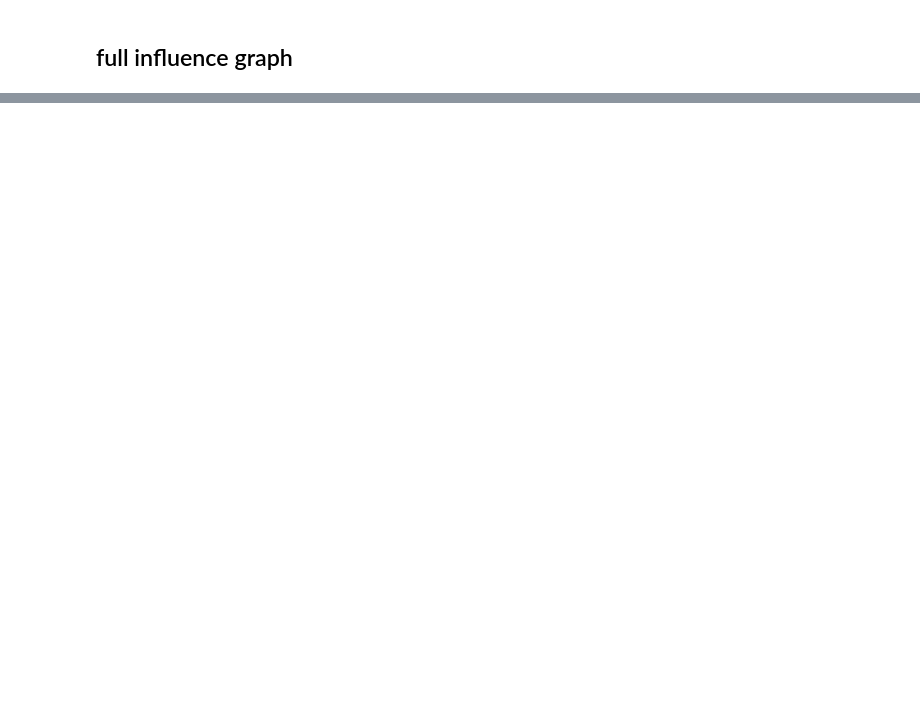
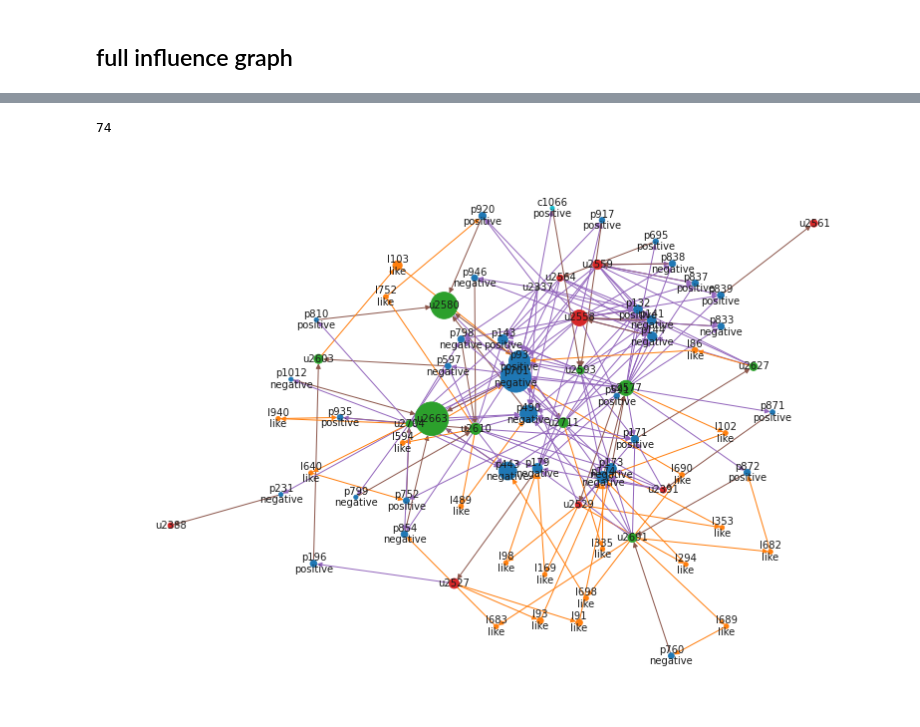
Before and after one commit to ruiliu310/dartpost-research, a Jupyter notebook: influence_graph.ipynb, the cells around one changed output, grey strips where cells are left out. Cells and saved outputs as stored; diff of their text form; code cells hidden in the pictures; blank space fills up the shorter version.

```diff
--- a/influence_graph.ipynb
+++ b/influence_graph.ipynb
@@ -407,3 +453,13 @@ print(len(subG))
 #     labels={n: f"{n}" if n[0]!="u" else f"{n}\n{nodes_full[n]['change']}" for n in pathG.nodes},
 #     connectionstyle="arc3,rad=2",
 # )
+# %%
+attention_window = pd.Timedelta("1 day")
+moment_time = timeline[5]
+topic = "a"
+pr_alpha = 0.85
+beta_rv = beta(a=0.5, b=0.5)
+
+node_name = "u2337"
+
+print(f"{attention_window}, {moment_time}")
@@ -409,0 +515,31 @@ print(len(subG))
+# %%
+# pos = nx.drawing.nx_agraph.graphviz_layout(moment_graph, prog="dot")
+pos = nx.drawing.nx_agraph.graphviz_layout(moment_graph)
+# pos = nx.spring_layout(moment_graph, iterations=3, seed=3)
+
+fig = plt.figure(figsize=(14, 10))
+ax = fig.subplots()
+
+nx.draw(
+    moment_graph, ax=ax,
+    pos=pos,
+    with_labels=True,
+#     node_color=[use_color[color_map[moment_graph.nodes[n]["kind"]]] for n in moment_graph.nodes],
+    node_color=[use_color[color_map[moment_graph.nodes[n]["kind"]]]
+                if n[0] != "u" else use_color[color_map[moment_graph.nodes[n]["color"]]]
+                for n in moment_graph.nodes],
+    edge_color=[use_color[color_map[moment_graph.edges[e]["kind"]]] for e in moment_graph.edges],
+    labels={n: f"{n}\n{moment_graph.nodes[n]['senti']}" if moment_graph.nodes[n]['kind'] != "user" else n for n in moment_graph.nodes},
+    font_size=10,
+    node_size=[pr_value[n]*len(moment_graph)*100 for n in moment_graph],
+)
+
+nx.draw_networkx_edge_labels(
+    subG, pos=pos, ax=ax,
+#     edge_labels={e: f"{moment_graph.edges[e]['time']:%d-%H:%M}" for e in moment_graph.edges},
+    edge_labels={e: "" for e in moment_graph.edges},
+    font_size=8,
+)
+
+print(len(moment_graph))
+# %% [output]
@@ -409,0 +550,2 @@ print(len(subG))
+74
+[figure, added]
```
Also changed, not shown: parts of 16 cells of this notebook.
